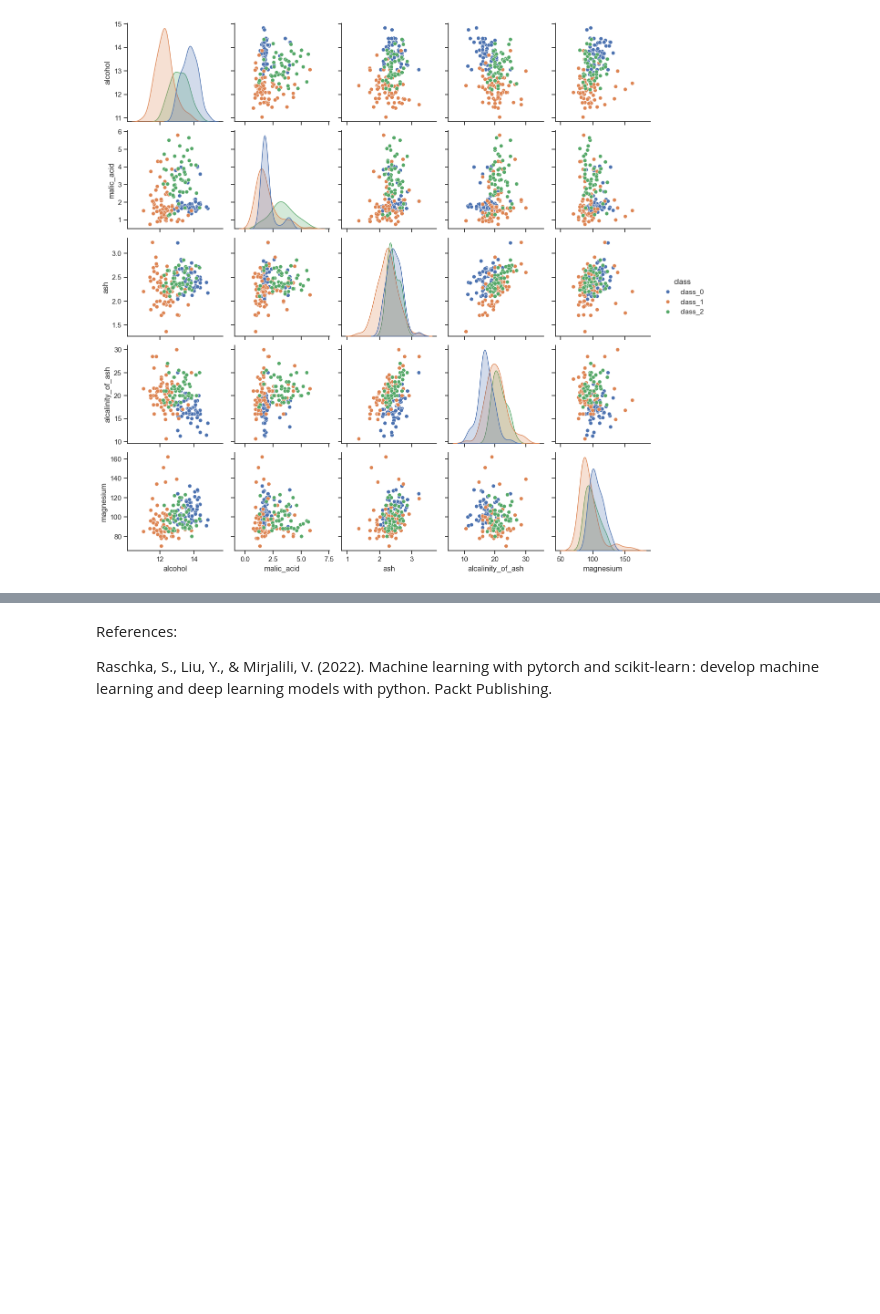
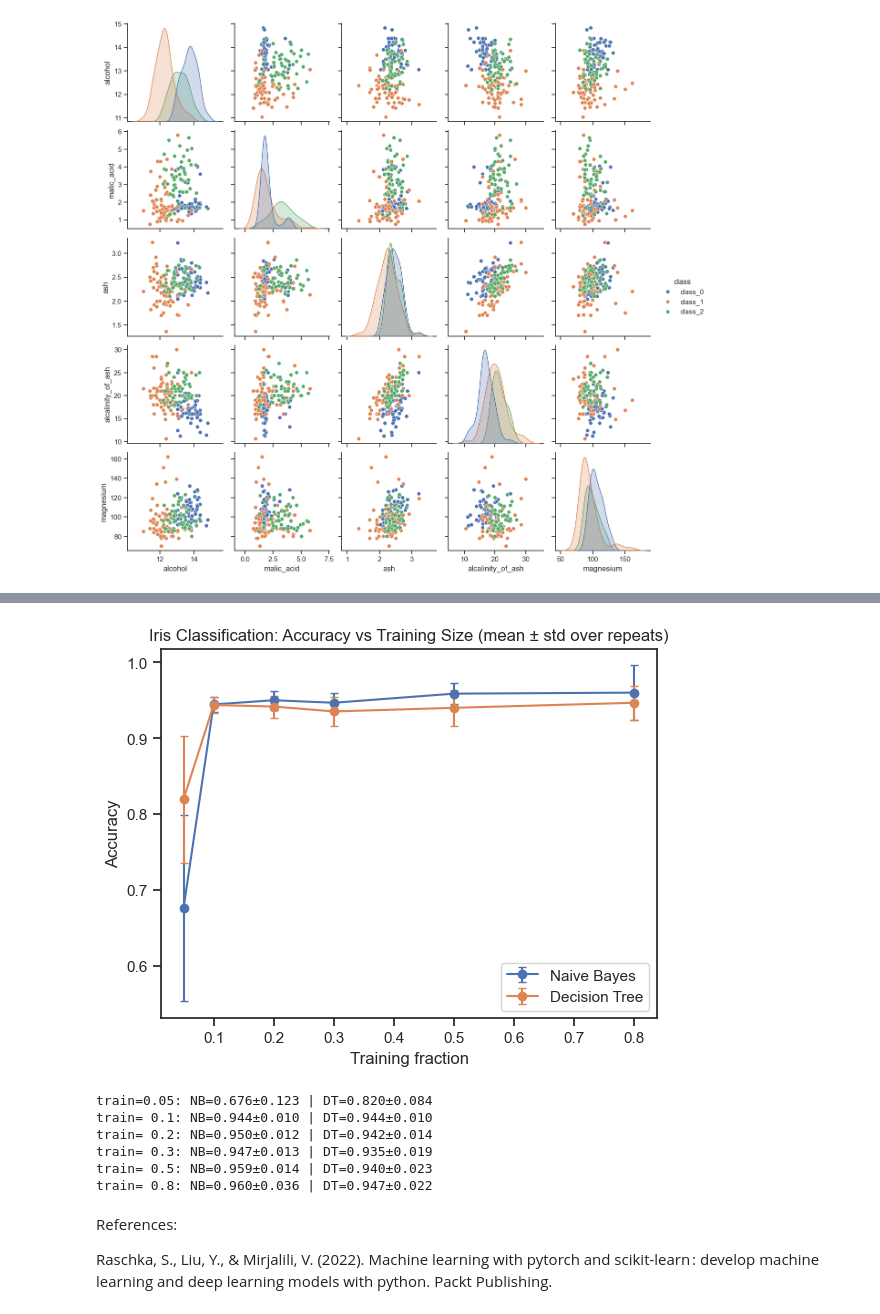
Before and after one commit to drenard921/JHU_AML, a Jupyter notebook: HW1/drenard_Assignment01_ML.ipynb, the cells around one changed output, grey strips where cells are left out. Drawn from its saved outputs; the diff is of its cells as text; code cells hidden in the pictures; blank space fills up the shorter version.

```diff
--- a/HW1/drenard_Assignment01_ML.ipynb
+++ b/HW1/drenard_Assignment01_ML.ipynb
@@ -118,8 +119,6 @@ Mean of first two features: [13.00061798  2.33634831]
 # %% [markdown]
 Q4 [20 pts] Use the following  lines  of code to display  feature pairs from the Iris  dataset:
 # %%
-import seaborn as sns; sns.set(style="ticks", color_codes=True)
-iris = sklearn.datasets.load_iris()
 iris_df = pd.DataFrame(
     data= np.c_[iris.data, [iris.target_names[v] for v in iris.target]],
     columns= iris.feature_names + ['species'])
@@ -191,3 +201,67 @@ training  is sufficient.
+# %%
+X = iris.data
+y = iris.target
+
+# Train fractions to test
+train_fracs = [0.05, 0.10, 0.20, 0.30, 0.50, 0.80]
+n_repeats = 10
+
+nb_means, nb_stds = [], []
+dt_means, dt_stds = [], []
+
+for frac in train_fracs:
+    nb_scores = []
+    dt_scores = []
+
+    # repeat with different random seeds to get mean/std
+    for seed in range(n_repeats):
+        X_train, X_test, y_train, y_test = train_test_split(
+            X, y,
+            train_size=frac,
+            shuffle=True,
+            random_state=seed,
+            stratify=y  # helps keep class balance, especially for tiny train sizes
+        )
+
+        # Naive Bayes
+        nb = GaussianNB()
+        nb.fit(X_train, y_train)
+        nb_pred = nb.predict(X_test)
+        nb_scores.append(accuracy_score(y_test, nb_pred))
+
+        # Decision Tree
+        dt = DecisionTreeClassifier(random_state=seed)
+        dt.fit(X_train, y_train)
+        dt_pred = dt.predict(X_test)
+        dt_scores.append(accuracy_score(y_test, dt_pred))
+
+    nb_means.append(np.mean(nb_scores))
+    nb_stds.append(np.std(nb_scores))
+
+    dt_means.append(np.mean(dt_scores))
+    dt_stds.append(np.std(dt_scores))
+
+# Plot mean ± std
+plt.figure()
+plt.errorbar(train_fracs, nb_means, yerr=nb_stds, marker="o", capsize=3, label="Naive Bayes")
+plt.errorbar(train_fracs, dt_means, yerr=dt_stds, marker="o", capsize=3, label="Decision Tree")
+plt.xlabel("Training fraction")
+plt.ylabel("Accuracy")
+plt.title("Iris Classification: Accuracy vs Training Size (mean ± std over repeats)")
+plt.legend()
+plt.show()
+
+# Optional: print a quick table for reporting
+for frac, nb_m, nb_s, dt_m, dt_s in zip(train_fracs, nb_means, nb_stds, dt_means, dt_stds):
+    print(f"train={frac:>4}: NB={nb_m:.3f}±{nb_s:.3f} | DT={dt_m:.3f}±{dt_s:.3f}")
+# %% [output]
+[figure, added]
+train=0.05: NB=0.676±0.123 | DT=0.820±0.084
+train= 0.1: NB=0.944±0.010 | DT=0.944±0.010
+train= 0.2: NB=0.950±0.012 | DT=0.942±0.014
+train= 0.3: NB=0.947±0.013 | DT=0.935±0.019
+train= 0.5: NB=0.959±0.014 | DT=0.940±0.023
+train= 0.8: NB=0.960±0.036 | DT=0.947±0.022
 # %% [markdown]
 References:
 
```
Also changed, not shown: parts of 3 cells of this notebook.
